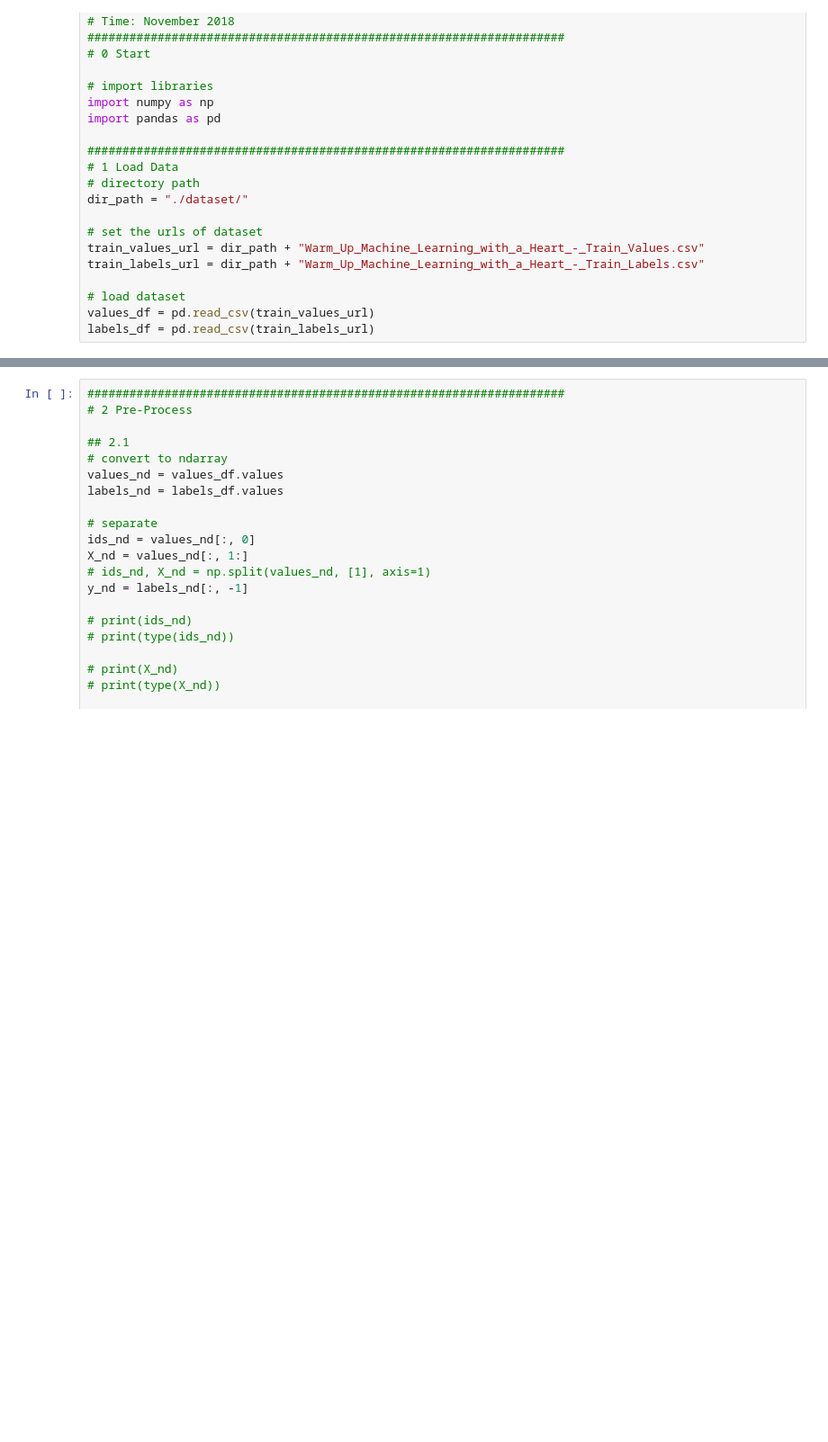
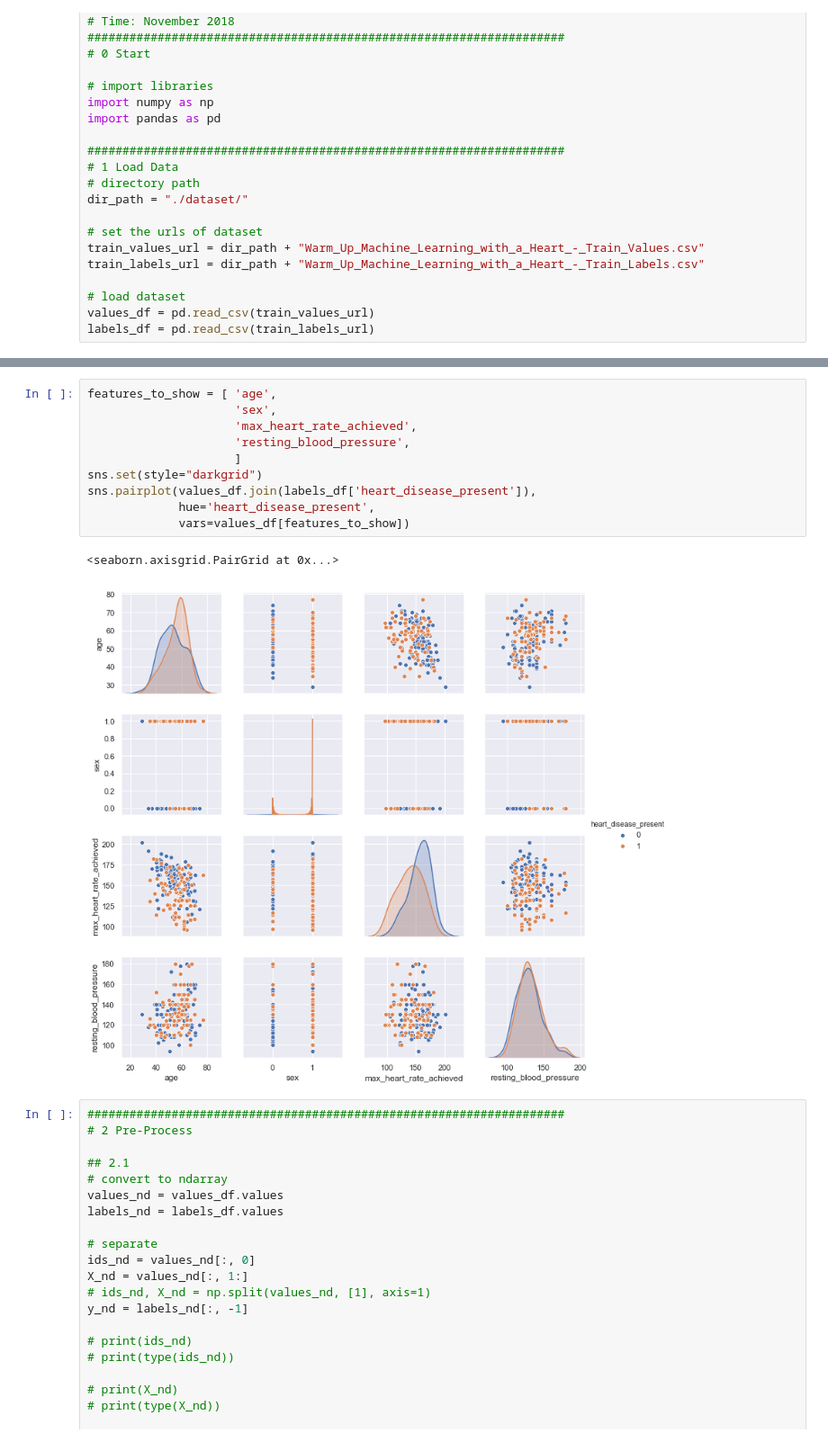
Before and after one commit to yygatech/ML-with-a-Heart, a Jupyter notebook: ipynb/ML-with-a-Heart.ipynb, the cells around one changed output, grey strips where cells are left out. Shown at 90% size. Cells and saved outputs as stored; diff of their text form; blank space fills up the shorter version.

```diff
--- a/ipynb/ML-with-a-Heart.ipynb
+++ b/ipynb/ML-with-a-Heart.ipynb
@@ -25,3 +75,16 @@ labels_df = pd.read_csv(train_labels_url)
+# %%
+features_to_show = [ 'age',
+                     'sex',
+                     'max_heart_rate_achieved',
+                     'resting_blood_pressure',
+                     ]
+sns.set(style="darkgrid")
+sns.pairplot(values_df.join(labels_df['heart_disease_present']),
+             hue='heart_disease_present',
+             vars=values_df[features_to_show])
+# %% [output]
+<seaborn.axisgrid.PairGrid at 0x...>
+[figure, added]
 # %%
 ####################################################################
 # 2 Pre-Process
```
Also changed, not shown: parts of 5 cells of this notebook.
